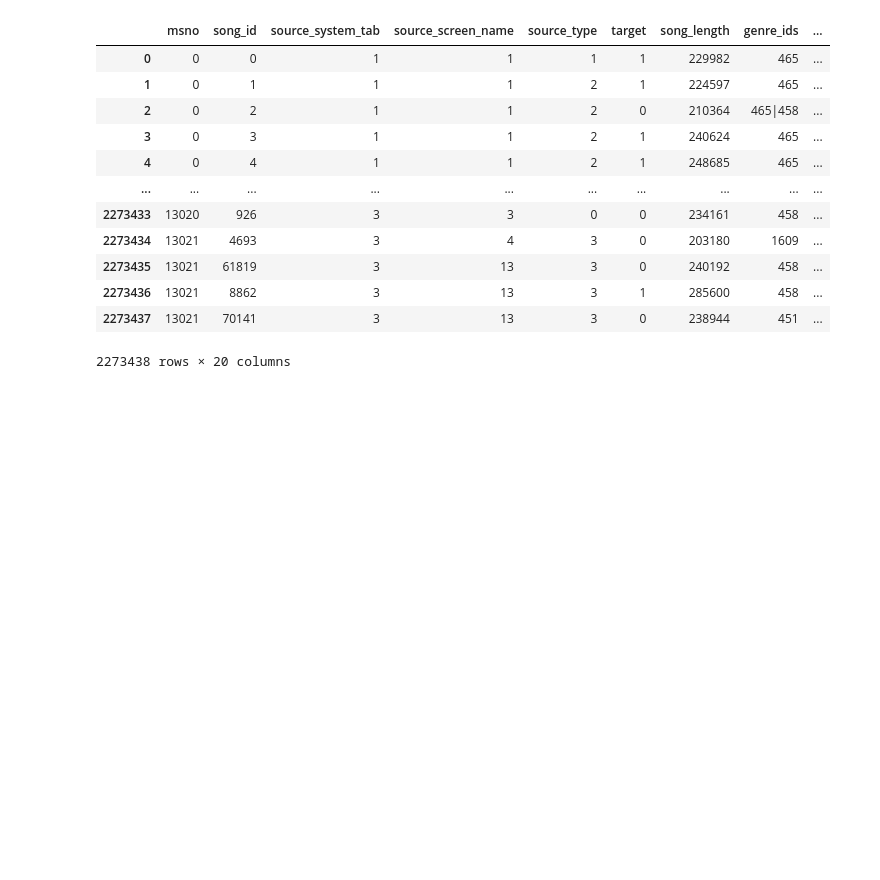
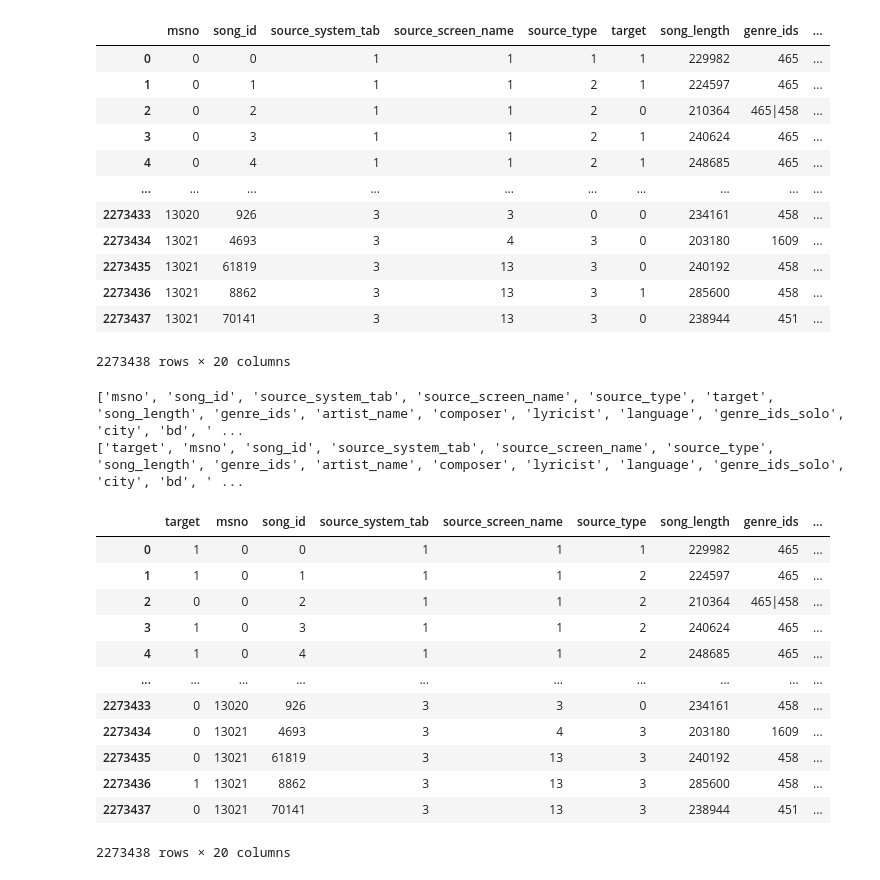
Before and after one commit to DoodleBears/cis_learn, a Jupyter notebook: dataset/kkbox/data_cleaned/kkbox_merge_train_songs_members.ipynb, the cells around one changed output. Cells and saved outputs as stored; diff of their text form; code cells hidden in the pictures; blank space fills up the shorter version.

```diff
--- a/dataset/kkbox/kkbox_merge_train_songs_members.ipynb
+++ b/dataset/kkbox/data_cleaned/kkbox_merge_train_songs_members.ipynb
@@ -4,6 +4,6 @@ import numpy as np
 from sklearn.model_selection import train_test_split
 import json
 # %%
-members = pd.read_csv('data_cleaned/members.csv',)
-songs = pd.read_csv('data_cleaned/songs.csv')
-train = pd.read_csv('data_cleaned/train.csv')
+members = pd.read_csv('members.csv')
+songs = pd.read_csv('songs.csv')
+train = pd.read_csv('train.csv')
@@ -33,0 +10,4 @@ train_df.head(3)
+# %%
+members_df = members
+songs_df = songs
+train_df = train
@@ -181,4 +182,28 @@ X_full
 | 2273436 | 13021 | 8862 | 3 | 13 | 3 | 1 | 285600 | 458 | ... |
 | 2273437 | 13021 | 70141 | 3 | 13 | 3 | 0 | 238944 | 451 | ... |
 2273438 rows × 20 columns
+# %%
+# 将 target 换到第一 column
+cols = list(X_full)
+print(cols)
+cols.insert(0,cols.pop(cols.index('target')))
+print(cols)
+X_full = X_full.loc[:,cols]
+X_full
+# %% [output]
+['msno', 'song_id', 'source_system_tab', 'source_screen_name', 'source_type', 'target', 'song_length', 'genre_ids', 'artist_name', 'composer', 'lyricist', 'language', 'genre_ids_solo', 'city', 'bd', ' ...
+['target', 'msno', 'song_id', 'source_system_tab', 'source_screen_name', 'source_type', 'song_length', 'genre_ids', 'artist_name', 'composer', 'lyricist', 'language', 'genre_ids_solo', 'city', 'bd', ' ...
+|  | target | msno | song_id | source_system_tab | source_screen_name | source_type | song_length | genre_ids | ... |
+| 0 | 1 | 0 | 0 | 1 | 1 | 1 | 229982 | 465 | ... |
+| 1 | 1 | 0 | 1 | 1 | 1 | 2 | 224597 | 465 | ... |
+| 2 | 0 | 0 | 2 | 1 | 1 | 2 | 210364 | 465|458 | ... |
+| 3 | 1 | 0 | 3 | 1 | 1 | 2 | 240624 | 465 | ... |
+| 4 | 1 | 0 | 4 | 1 | 1 | 2 | 248685 | 465 | ... |
+| ... | ... | ... | ... | ... | ... | ... | ... | ... | ... |
+| 2273433 | 0 | 13020 | 926 | 3 | 3 | 0 | 234161 | 458 | ... |
+| 2273434 | 0 | 13021 | 4693 | 3 | 4 | 3 | 203180 | 1609 | ... |
+| 2273435 | 0 | 13021 | 61819 | 3 | 13 | 3 | 240192 | 458 | ... |
+| 2273436 | 1 | 13021 | 8862 | 3 | 13 | 3 | 285600 | 458 | ... |
+| 2273437 | 0 | 13021 | 70141 | 3 | 13 | 3 | 238944 | 451 | ... |
+2273438 rows × 20 columns
 # %%
```
Also changed, not shown: parts of 14 cells of this notebook, 16 other files.
